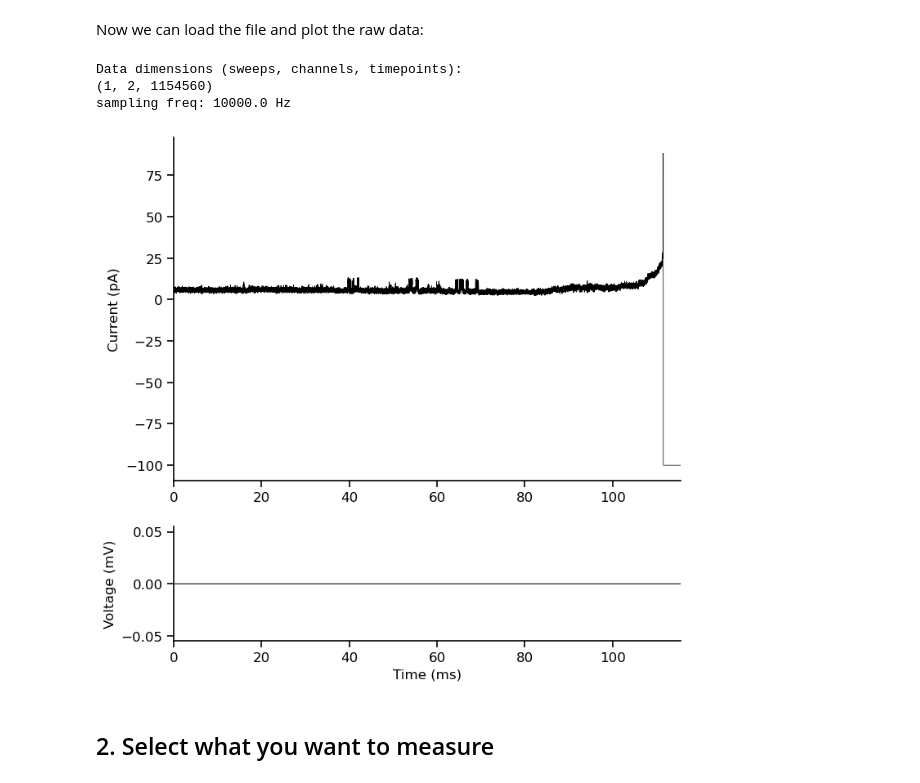
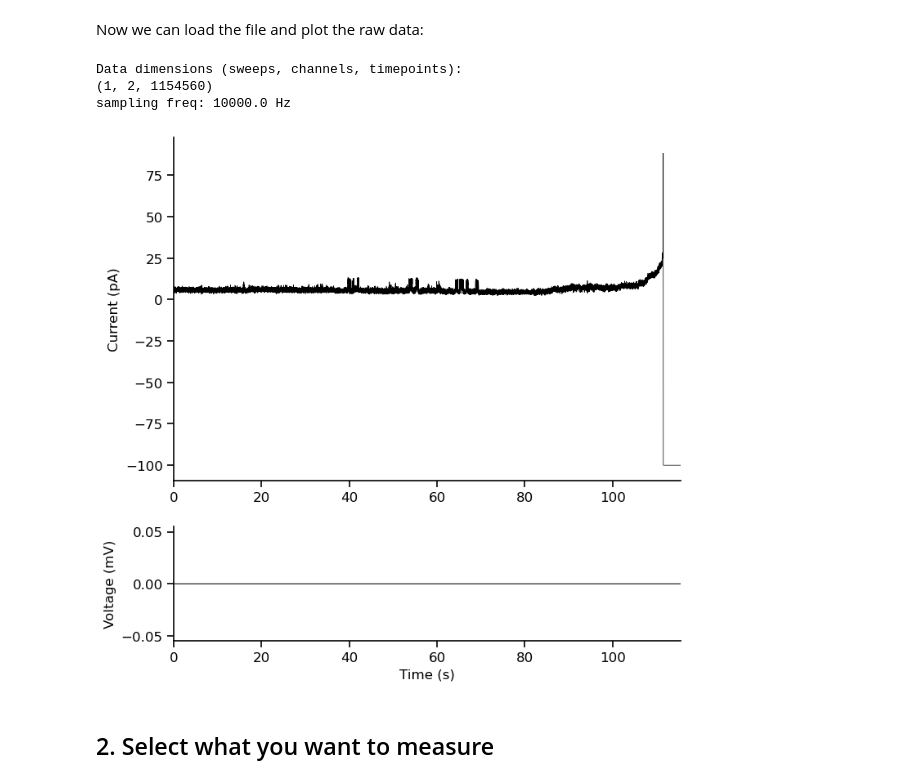
Before and after one commit to argalloni/CSHL_IonChannels2025, a Jupyter notebook: Analysis 9 - Single channels.ipynb, the cells around one changed output. Saved outputs shown, nothing was run; the diff lists cells and outputs as text; code cells hidden in the pictures.

```diff
--- a/Analysis 9 - Single channels.ipynb
+++ b/Analysis 9 - Single channels.ipynb
@@ -37,18 +37,19 @@ Now we can load the file and plot the raw data:
 # %%
 ## Extract the sweeps, time and sampling frequency:
 sweeps, sweeps_time, sampling_freq = get_sweeps(data_file)
 
 print(f"Data dimensions (sweeps, channels, timepoints): \n{sweeps.shape}")
 print(f"sampling freq: {sampling_freq} Hz")
 current_traces = sweeps[:, 0, :]
 voltage_traces = sweeps[:, 1, :]
 ax = plot_traces(sweeps_time, current_traces, voltage_traces)
+ax[1].set_xlabel("Time (s)")
 plt.show()
 # %% [output]
 Data dimensions (sweeps, channels, timepoints):
 (1, 2, 1154560)
 sampling freq: 10000.0 Hz
-[figure, old version]
+[figure, new version]
 # %% [markdown]
 ## 2. Select what you want to measure
 # %% [markdown]
```
Also changed, not shown: parts of 9 cells of this notebook, 1 other file.
